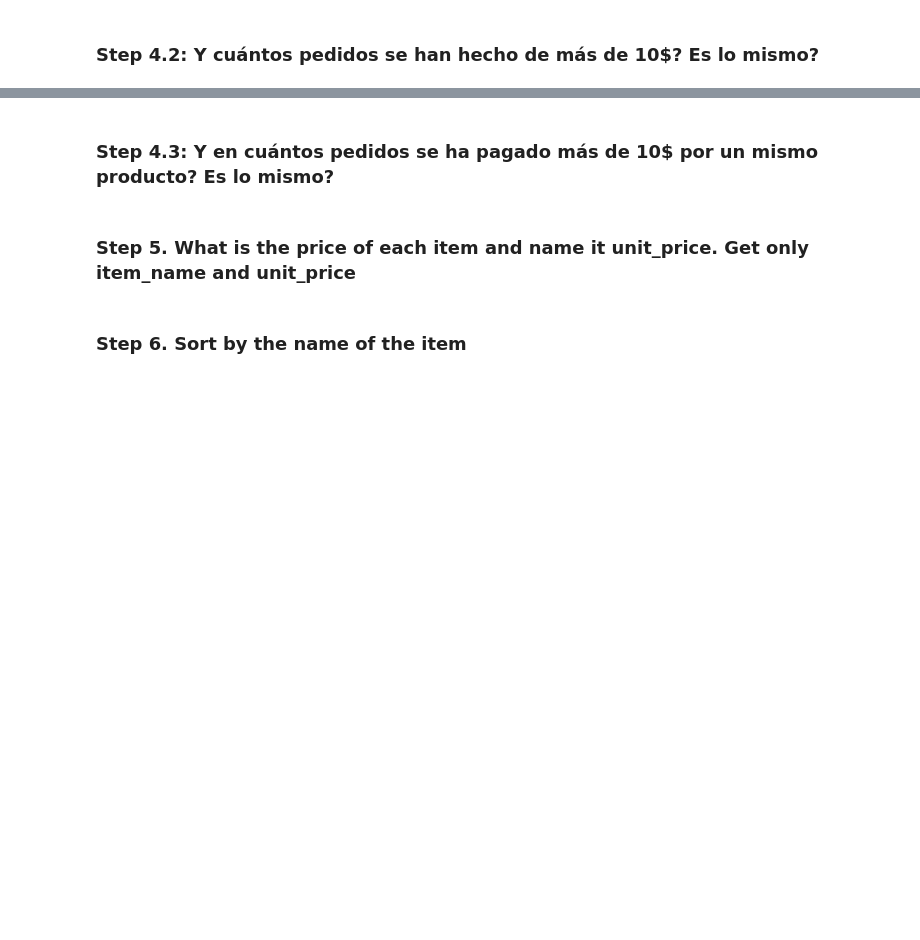
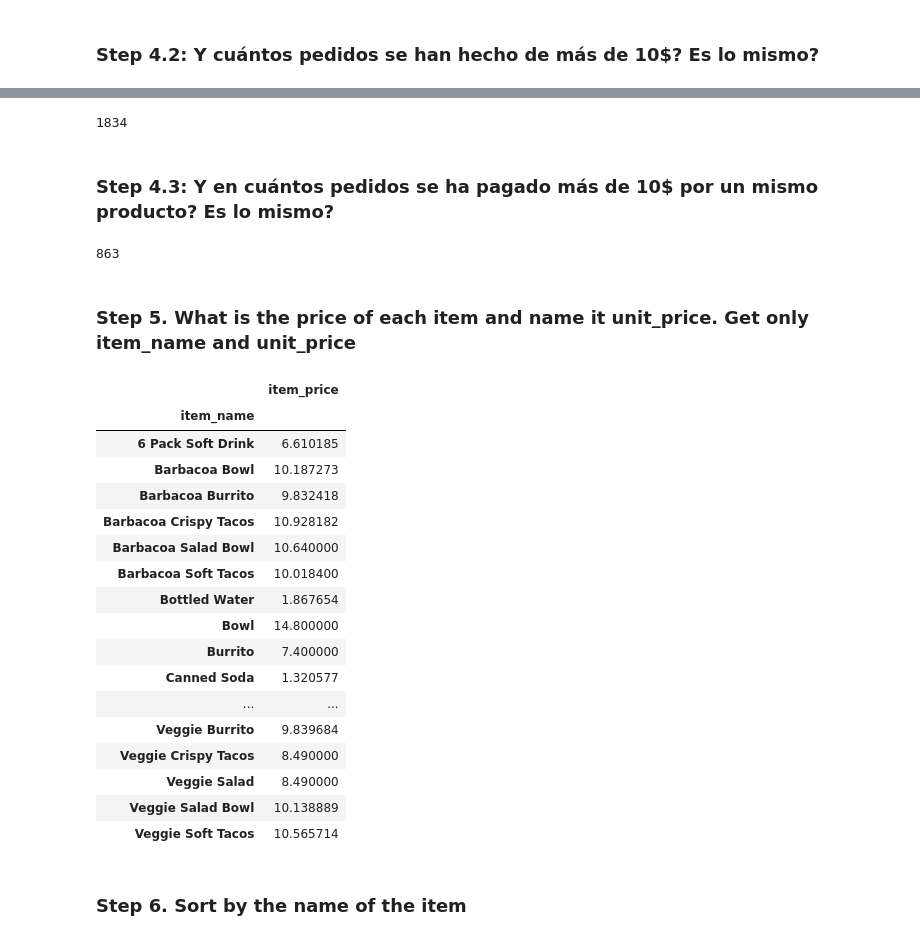
Before and after one commit to PacoFletcher/2503_dsft_thebridge_paco, a Jupyter notebook: 2-Data_Analysis/2-Pandas/Practica/1-Chipotle/Chipotle.ipynb, the cells around one changed output, grey strips where cells are left out. Saved outputs shown, nothing was run; the diff lists cells and outputs as text; code cells hidden in the pictures; blank space fills up the shorter version.

```diff
--- a/2-Data_Analysis/2-Pandas/Practica/1-Chipotle/Chipotle.ipynb
+++ b/2-Data_Analysis/2-Pandas/Practica/1-Chipotle/Chipotle.ipynb
@@ -202,6 +260,40 @@ np.float64(14003.54)
+# %%
+print(gasto_pedido[gasto_pedido > 10].count())
+# %% [output]
+1834
 # %% [markdown]
 ### Step 4.3: Y en cuántos pedidos se ha pagado más de 10$ por un mismo producto? Es lo mismo?
+# %%
+len(chipo.order_id[chipo.item_price > 10].unique())
+# %% [output]
+863
 # %% [markdown]
 ### Step 5. What is the price of each item and name it unit_price. Get only item_name and unit_price
+# %%
+chipo.groupby("item_name")[["item_price"]].mean()
+"""
+aux = pd.DataFrame(chipo.groupby("item_name")[["item_price"]].mean())
+aux.item_price.rename("unit_price")
+aux
+"""
+# %% [output]
+|  | item_price |
+| item_name |  |
+| 6 Pack Soft Drink | 6.610185 |
+| Barbacoa Bowl | 10.187273 |
+| Barbacoa Burrito | 9.832418 |
+| Barbacoa Crispy Tacos | 10.928182 |
+| Barbacoa Salad Bowl | 10.640000 |
+| Barbacoa Soft Tacos | 10.018400 |
+| Bottled Water | 1.867654 |
+| Bowl | 14.800000 |
+| Burrito | 7.400000 |
+| Canned Soda | 1.320577 |
+| ... | ... |
+| Veggie Burrito | 9.839684 |
+| Veggie Crispy Tacos | 8.490000 |
+| Veggie Salad | 8.490000 |
+| Veggie Salad Bowl | 10.138889 |
+| Veggie Soft Tacos | 10.565714 |
 # %% [markdown]
 ### Step 6. Sort by the name of the item
```
Also changed, not shown: parts of 14 cells of this notebook.
